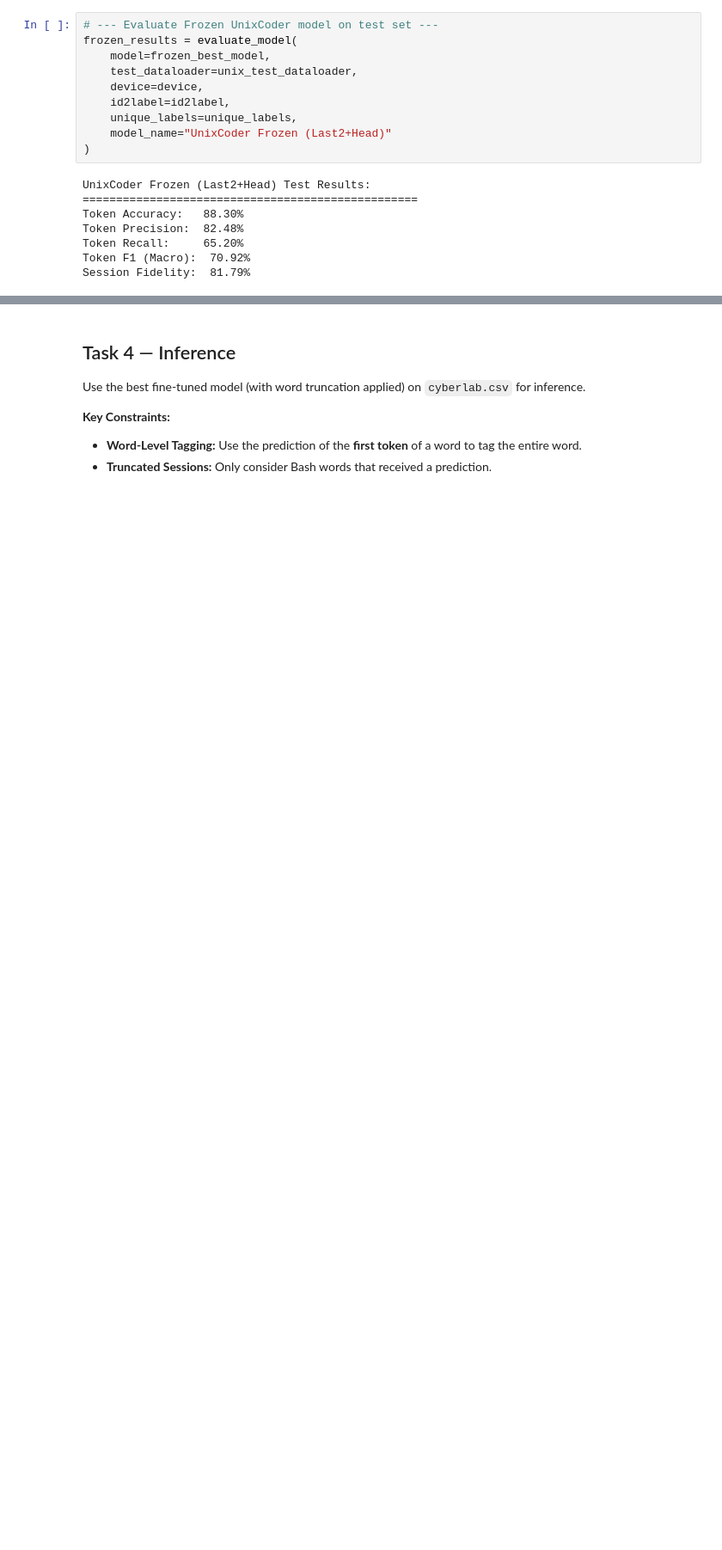
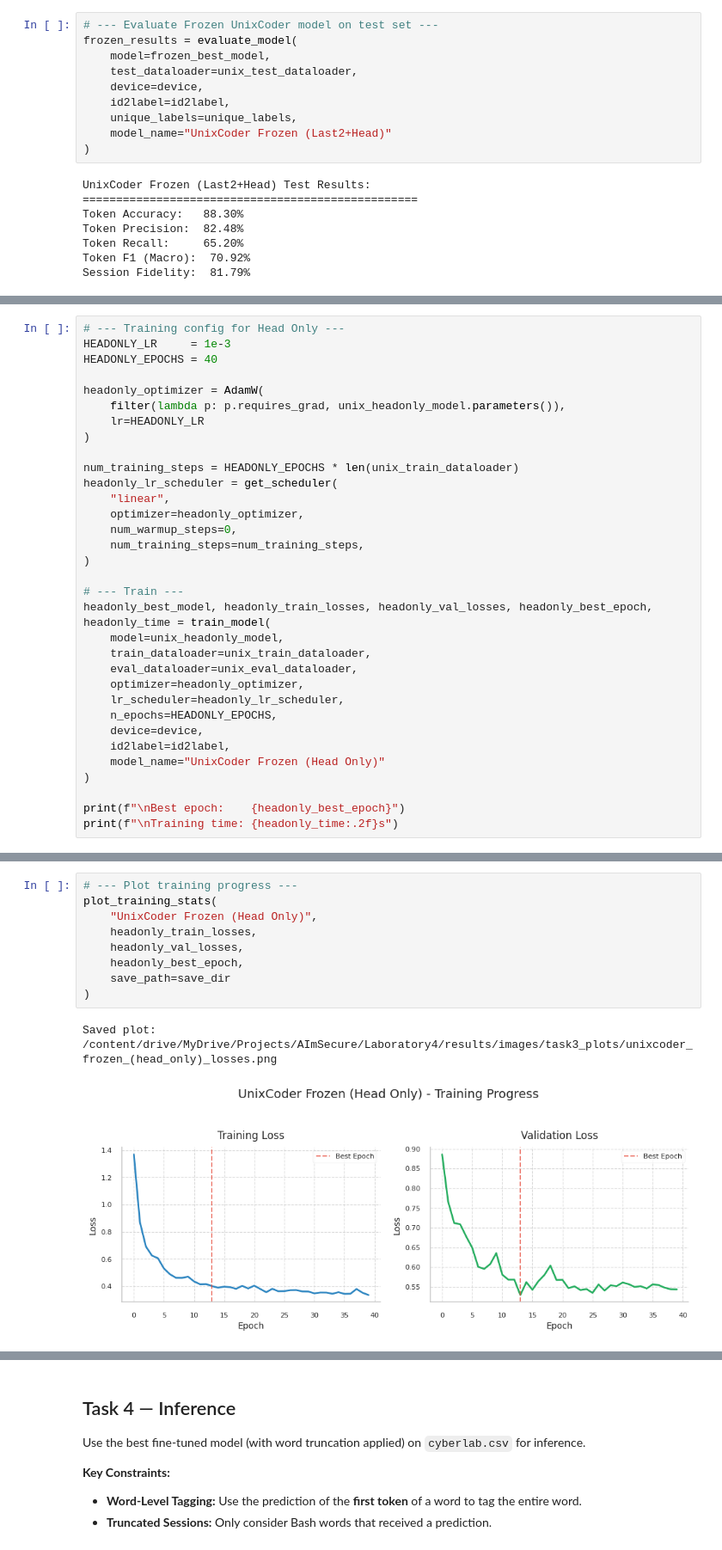
Before and after one commit to AImSecure/Laboratory4, a Jupyter notebook: lab/notebooks/Lab4_NLP.ipynb, the cells around one changed output, grey strips where cells are left out. Shown at 86% size. Saved outputs shown, nothing was run; the diff lists cells and outputs as text; blank space fills up the shorter version.

```diff
--- a/lab/notebooks/Lab4_NLP.ipynb
+++ b/lab/notebooks/Lab4_NLP.ipynb
@@ -2346,0 +2415,33 @@ Session Fidelity:  81.79%
+# %%
+# --- Training config for Head Only ---
+HEADONLY_LR     = 1e-3
+HEADONLY_EPOCHS = 40
+
+headonly_optimizer = AdamW(
+    filter(lambda p: p.requires_grad, unix_headonly_model.parameters()),
+    lr=HEADONLY_LR
+)
+
+num_training_steps = HEADONLY_EPOCHS * len(unix_train_dataloader)
+headonly_lr_scheduler = get_scheduler(
+    "linear",
+    optimizer=headonly_optimizer,
+    num_warmup_steps=0,
+    num_training_steps=num_training_steps,
+)
+
+# --- Train ---
+headonly_best_model, headonly_train_losses, headonly_val_losses, headonly_best_epoch, headonly_time = train_model(
+    model=unix_headonly_model,
+    train_dataloader=unix_train_dataloader,
+    eval_dataloader=unix_eval_dataloader,
+    optimizer=headonly_optimizer,
+    lr_scheduler=headonly_lr_scheduler,
+    n_epochs=HEADONLY_EPOCHS,
+    device=device,
+    id2label=id2label,
+    model_name="UnixCoder Frozen (Head Only)"
+)
+
+print(f"\nBest epoch:    {headonly_best_epoch}")
+print(f"\nTraining time: {headonly_time:.2f}s")
@@ -2346,0 +2466,12 @@ Session Fidelity:  81.79%
+# %%
+# --- Plot training progress ---
+plot_training_stats(
+    "UnixCoder Frozen (Head Only)",
+    headonly_train_losses,
+    headonly_val_losses,
+    headonly_best_epoch,
+    save_path=save_dir
+)
+# %% [output]
+Saved plot: /content/drive/MyDrive/Projects/AImSecure/Laboratory4/results/images/task3_plots/unixcoder_frozen_(head_only)_losses.png
+[figure, added]
```
Also changed, not shown: parts of 39 cells of this notebook.
